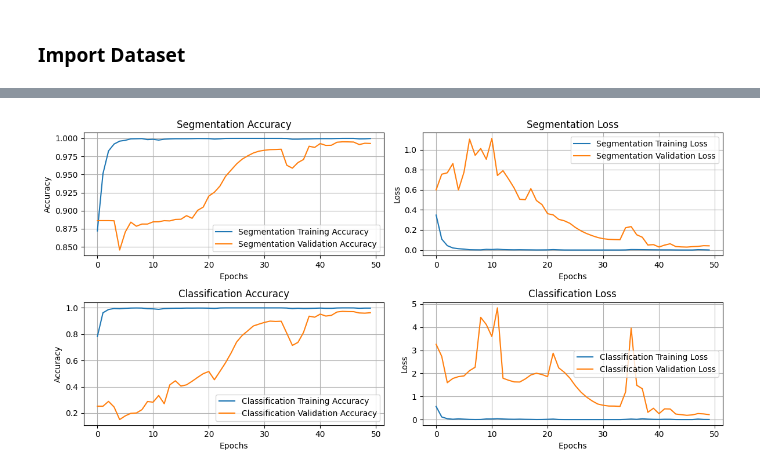
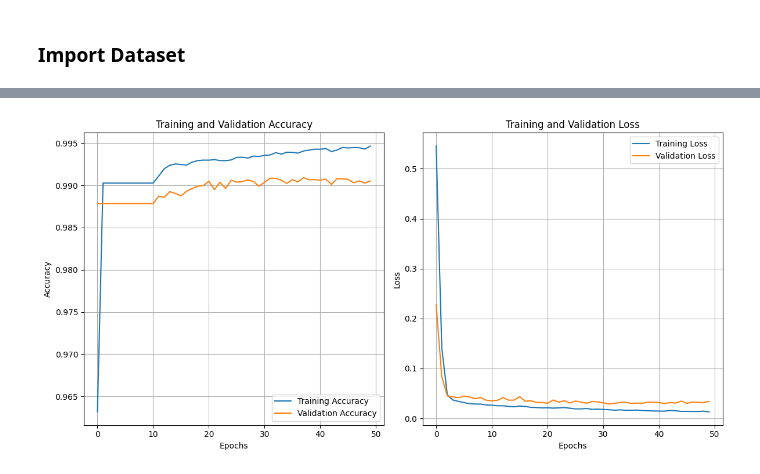
Before and after one commit to NinePiece2/MRI-Brain-Tumor-Detection, a Jupyter notebook: notebooks/Segmentation.ipynb, the cells around one changed output, grey strips where cells are left out. Drawn from its saved outputs; the diff is of its cells as text; code cells hidden in the pictures.

Commit message:
Update Segmentation

```diff
--- a/notebooks/Segmentation.ipynb
+++ b/notebooks/Segmentation.ipynb
@@ -117,6 +114,6 @@ y_class_val, y_class_test = y_class_temp[val_idx], y_class_temp[test_idx]
 # %%
-# Define the U-Net model for segmentation with an additional classification head
-def unet_multi_task_model(input_size=(IMAGE_SIZE, IMAGE_SIZE, 3)):
+# Define the U-Net model for segmentation
+def unet_segmentation_model(input_size=(IMAGE_SIZE, IMAGE_SIZE, 3)):
     inputs = Input(input_size)
 
     # Encoder
@@ -164,20 +161,16 @@ def unet_multi_task_model(input_size=(IMAGE_SIZE, IMAGE_SIZE, 3)):
     # Segmentation output
     segmentation_output = Conv2D(1, (1, 1), activation='sigmoid', name='segmentation_output')(c9)
 
-    # Classification output from bottleneck
-    classification_pooling = GlobalAveragePooling2D()(c5)
-    classification_output = Dense(NUM_CLASSES, activation='softmax', name='classification_output')(classification_pooling)
-
-    model = Model(inputs=[inputs], outputs=[segmentation_output, classification_output])
+    model = Model(inputs=[inputs], outputs=[segmentation_output])
     return model
 # %%
-# Create the U-Net multi-task model
-model = unet_multi_task_model()
+# Create the U-Net segmentation model
+model = unet_segmentation_model()
 
 # Compile the model
 model.compile(optimizer=Adam(learning_rate=0.0001),
-              loss={'segmentation_output': 'binary_crossentropy', 'classification_output': 'categorical_crossentropy'},
-              metrics={'segmentation_output': 'accuracy', 'classification_output': 'accuracy'})
+              loss='binary_crossentropy',
+              metrics=['accuracy'])
 
 # Print model summary
 model.summary()
@@ -203,10 +196,10 @@ ________________________________________________________________________________
 # Train the model using the training data
 history = model.fit(
     X_train,
-    {'segmentation_output': y_train, 'classification_output': y_class_train},
+    y_train,
     epochs=EPOCHS,
     batch_size=BATCH_SIZE,
-    validation_data=(X_val, {'segmentation_output': y_val, 'classification_output': y_class_val})
+    validation_data=(X_val, y_val)
 )
 # %% [output]
 Epoch 1/50
@@ -239,32 +232,30 @@ with open('segmentation_classification_training_history.pkl', 'wb') as file:
 # %%
 # Training Graph: Accuracy and Loss
 plt.figure(figsize=(12, 6))
 plt.subplot(1, 2, 1)
-plt.plot(history.history['segmentation_output_accuracy'], label='Segmentation Training Accuracy')
-plt.plot(history.history['classification_output_accuracy'], label='Classification Training Accuracy')
+plt.plot(history.history['accuracy'], label='Training Accuracy')
+plt.plot(history.history['val_accuracy'], label='Validation Accuracy')
 plt.xlabel('Epochs')
 plt.ylabel('Accuracy')
-plt.title('Training Accuracy')
+plt.title('Training and Validation Accuracy')
 plt.legend()
 plt.grid(True)
 
 plt.subplot(1, 2, 2)
-plt.plot(history.history['segmentation_output_loss'], label='Segmentation Training Loss')
-plt.plot(history.history['classification_output_loss'], label='Classification Training Loss')
+plt.plot(history.history['loss'], label='Training Loss')
+plt.plot(history.history['val_loss'], label='Validation Loss')
 plt.xlabel('Epochs')
 plt.ylabel('Loss')
-plt.title('Training Loss')
+plt.title('Training and Validation Loss')
 plt.legend()
 plt.grid(True)
 
 # Show the plots
 plt.tight_layout()
 plt.show()
 
-test_results = model.evaluate(X_test, {'segmentation_output': y_test, 'classification_output': y_class_test})
-
-print(f"Testing Loss: {test_results[0]}")
-print(f"Segmentation Loss: {test_results[1]}, Segmentation Accuracy: {test_results[3]}")
-print(f"Classification Loss: {test_results[2]}, Classification Accuracy: {test_results[4]}")
+# Evaluate the model on the test set
+test_results = model.evaluate(X_test, y_test)
+print(f"Testing Loss: {test_results[0]}, Testing Accuracy: {test_results[1]}")
 # %% [output]
-[figure, old version]
+[figure, new version]
```
Also changed, not shown: parts of 9 cells of this notebook.
